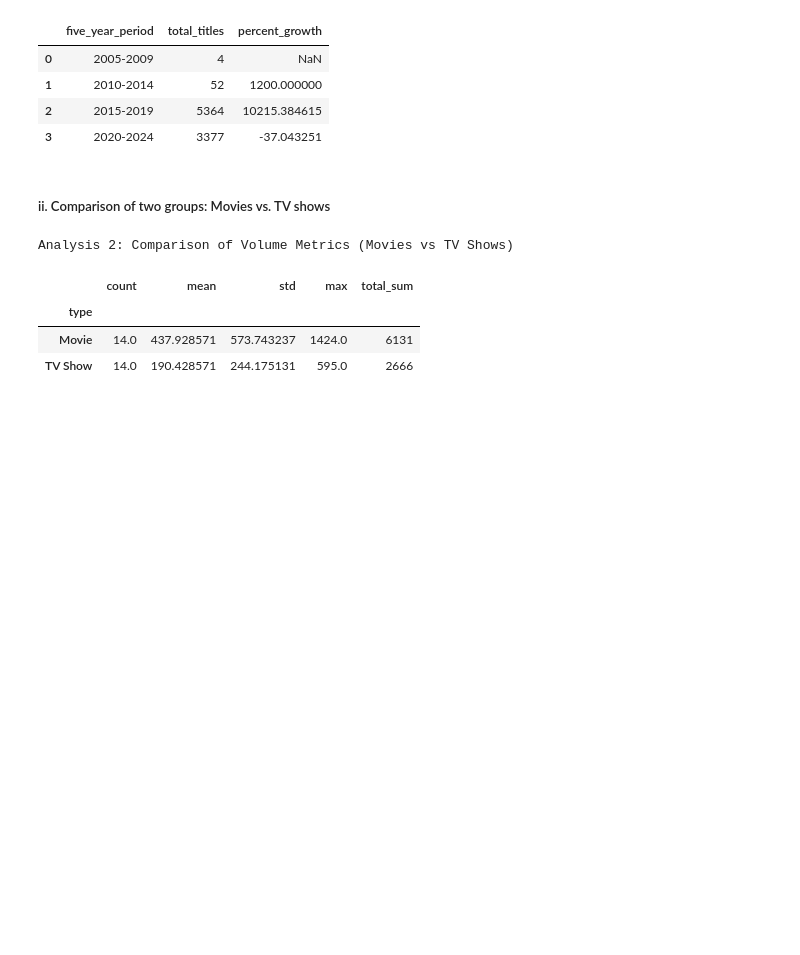
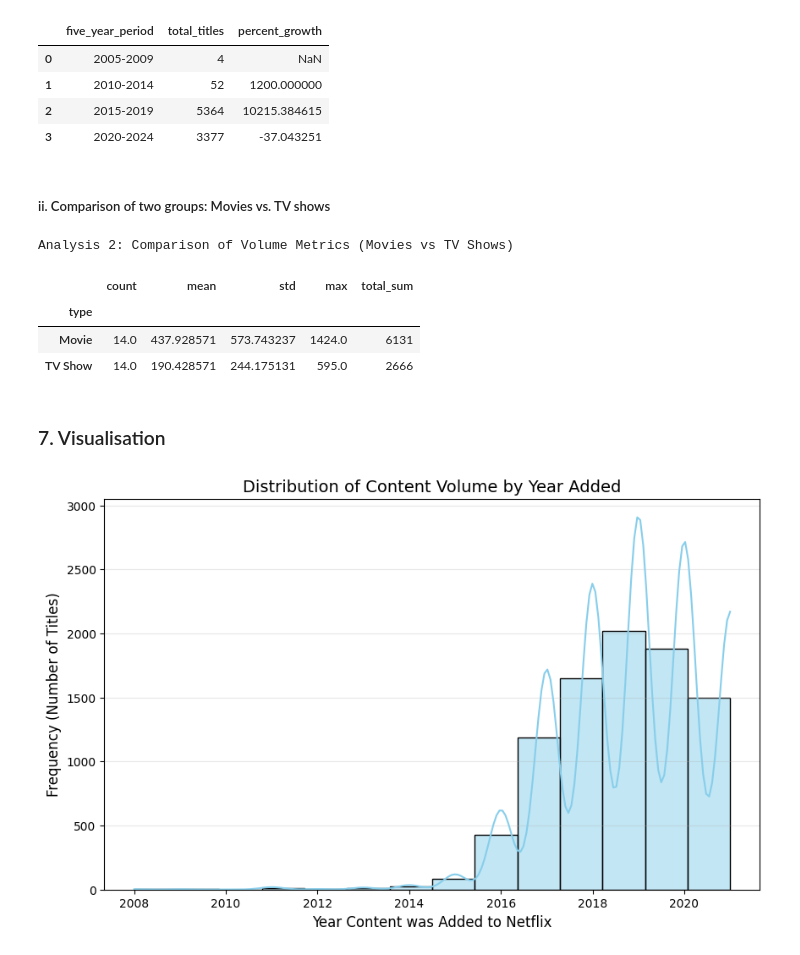
Before and after one commit to sarana22/CS4379G_Assgn01, a Jupyter notebook: notebooks/notebooks/analysis.ipynb, the cells around one changed output. Cells and saved outputs as stored; diff of their text form; code cells hidden in the pictures; blank space fills up the shorter version.

Commit message:
Added visualization plot and interpretation to aid analysis

```diff
--- a/notebooks/notebooks/analysis.ipynb
+++ b/notebooks/notebooks/analysis.ipynb
@@ -144,3 +145,18 @@ Analysis 2: Comparison of Volume Metrics (Movies vs TV Shows)
 | type |  |  |  |  |  |
 | Movie | 14.0 | 437.928571 | 573.743237 | 1424.0 | 6131 |
 | TV Show | 14.0 | 190.428571 | 244.175131 | 595.0 | 2666 |
+# %% [markdown]
+### 7. Visualisation
+# %%
+plt.figure(figsize=(10, 6))
+# Histogram showing the distribution of the year_added column
+sns.histplot(df['year_added'], bins=len(df['year_added'].unique()), color='skyblue', kde=True)
+
+# Requirements: Title and Labels
+plt.title('Distribution of Content Volume by Year Added', fontsize=14)
+plt.xlabel('Year Content was Added to Netflix', fontsize=12)
+plt.ylabel('Frequency (Number of Titles)', fontsize=12)
+plt.grid(axis='y', alpha=0.3)
+plt.show()
+# %% [output]
+[figure, added]
```
Also changed, not shown: parts of 2 cells of this notebook.
